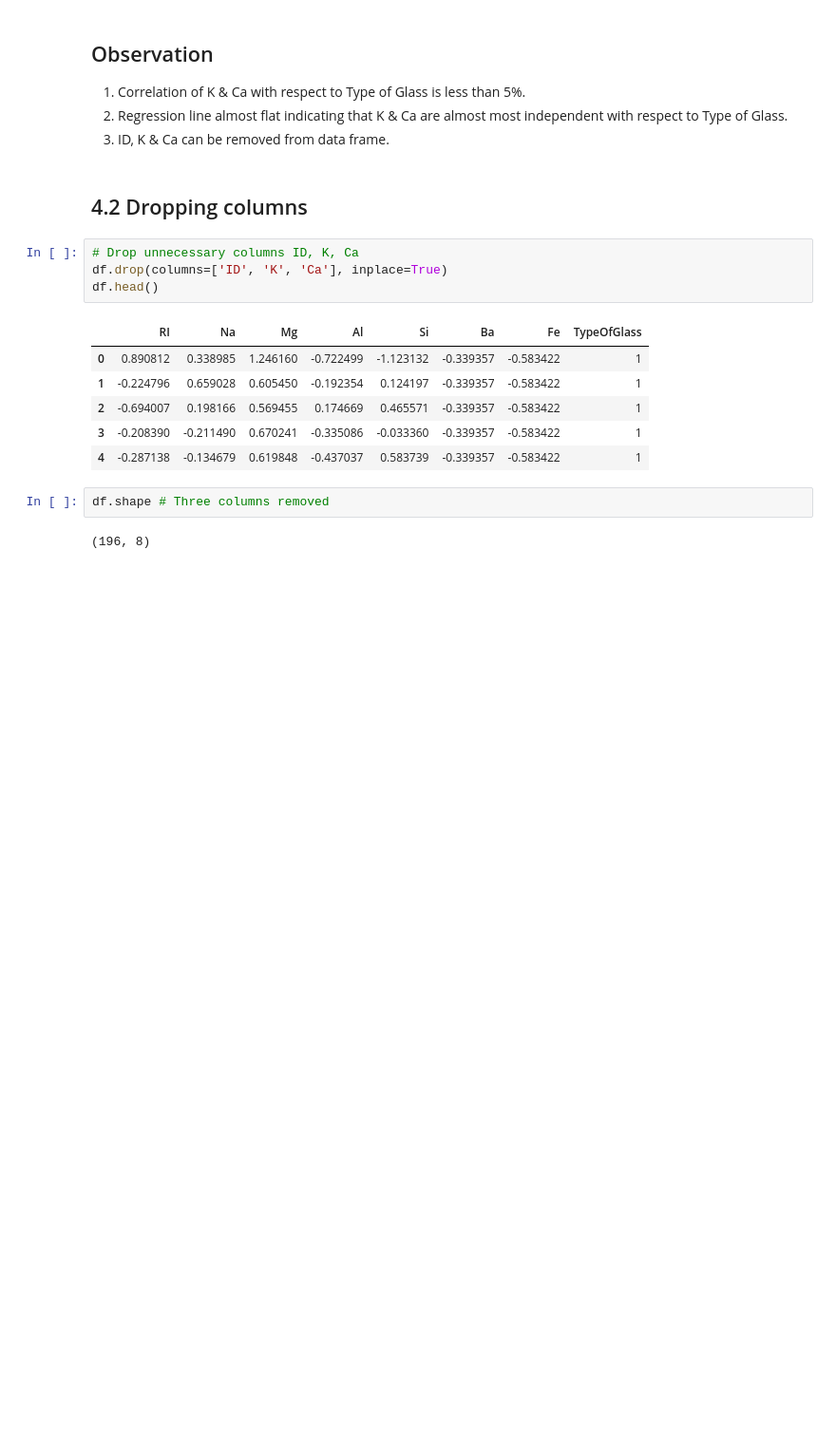
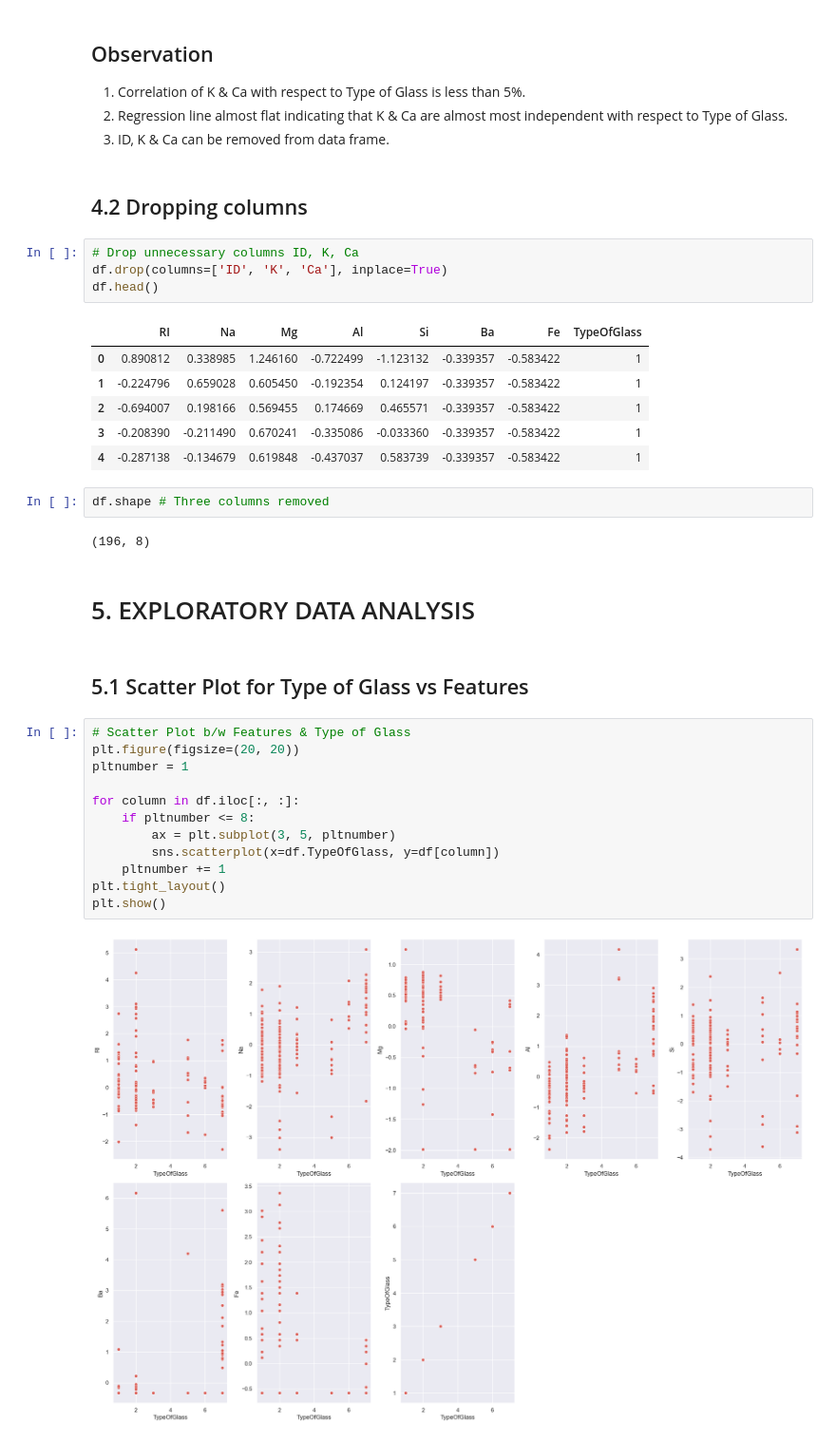
Before and after one commit to Jeyramana/GUVI_Assignments, a Jupyter notebook: Assignment_10/GlassProject.ipynb, the cells around one changed output. Shown at 95% size. Cells and saved outputs as stored; diff of their text form; blank space fills up the shorter version.

```diff
--- a/Assignment_10/GlassProject.ipynb
+++ b/Assignment_10/GlassProject.ipynb
@@ -264,3 +264,21 @@ df.head()
 df.shape # Three columns removed
 # %% [output]
 (196, 8)
+# %% [markdown]
+# 5. EXPLORATORY DATA ANALYSIS
+# %% [markdown]
+## 5.1 Scatter Plot for Type of Glass vs Features
+# %%
+# Scatter Plot b/w Features & Type of Glass
+plt.figure(figsize=(20, 20))
+pltnumber = 1
+
+for column in df.iloc[:, :]:
+    if pltnumber <= 8:
+        ax = plt.subplot(3, 5, pltnumber)
+        sns.scatterplot(x=df.TypeOfGlass, y=df[column])
+    pltnumber += 1
+plt.tight_layout()
+plt.show()
+# %% [output]
+[figure, added]
```
Also changed, not shown: parts of 31 cells of this notebook, 1 other file.
